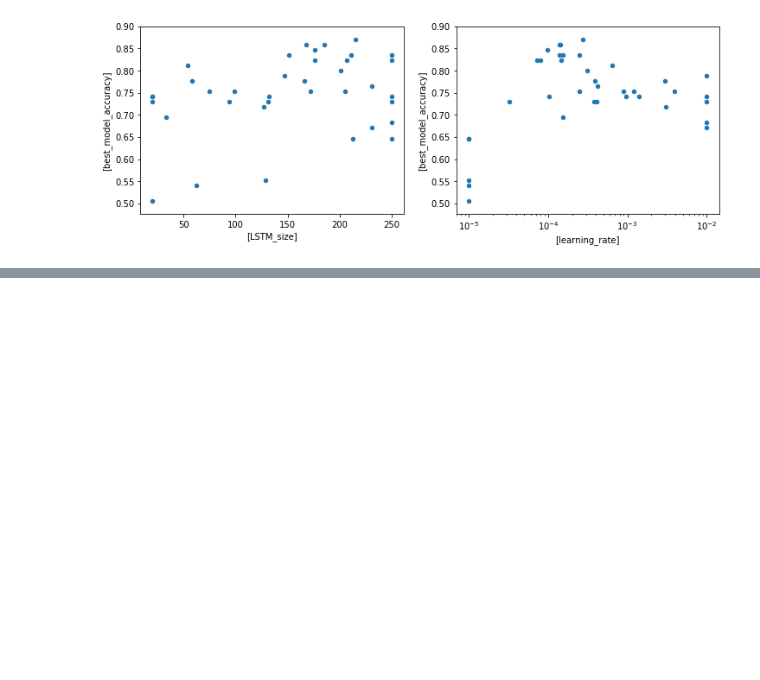
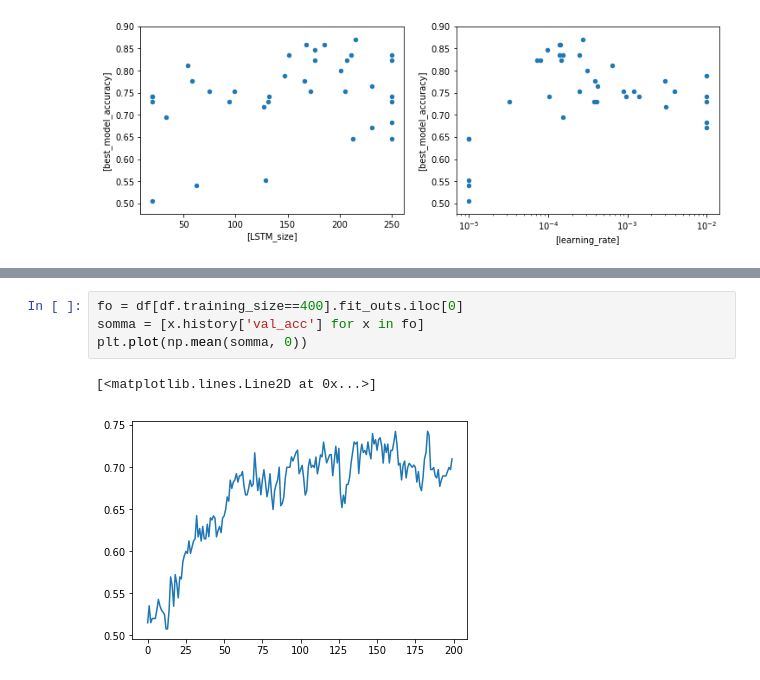
Before and after one commit to AndreaAmico/DeepMouse, a Jupyter notebook: live_history.ipynb, the cells around one changed output, grey strips where cells are left out. Cells and saved outputs as stored; diff of their text form; blank space fills up the shorter version.

```diff
--- a/live_history.ipynb
+++ b/live_history.ipynb
@@ -70,0 +92,7 @@ grid_df.plot(['learning_rate'], ['best_model_accuracy'], kind='scatter', ax=ax2,
+# %%
+fo = df[df.training_size==400].fit_outs.iloc[0]
+somma = [x.history['val_acc'] for x in fo]
+plt.plot(np.mean(somma, 0))
+# %% [output]
+[<matplotlib.lines.Line2D at 0x...>]
+[figure, added]
```
Also changed, not shown: parts of 6 cells of this notebook, 10 other files.
